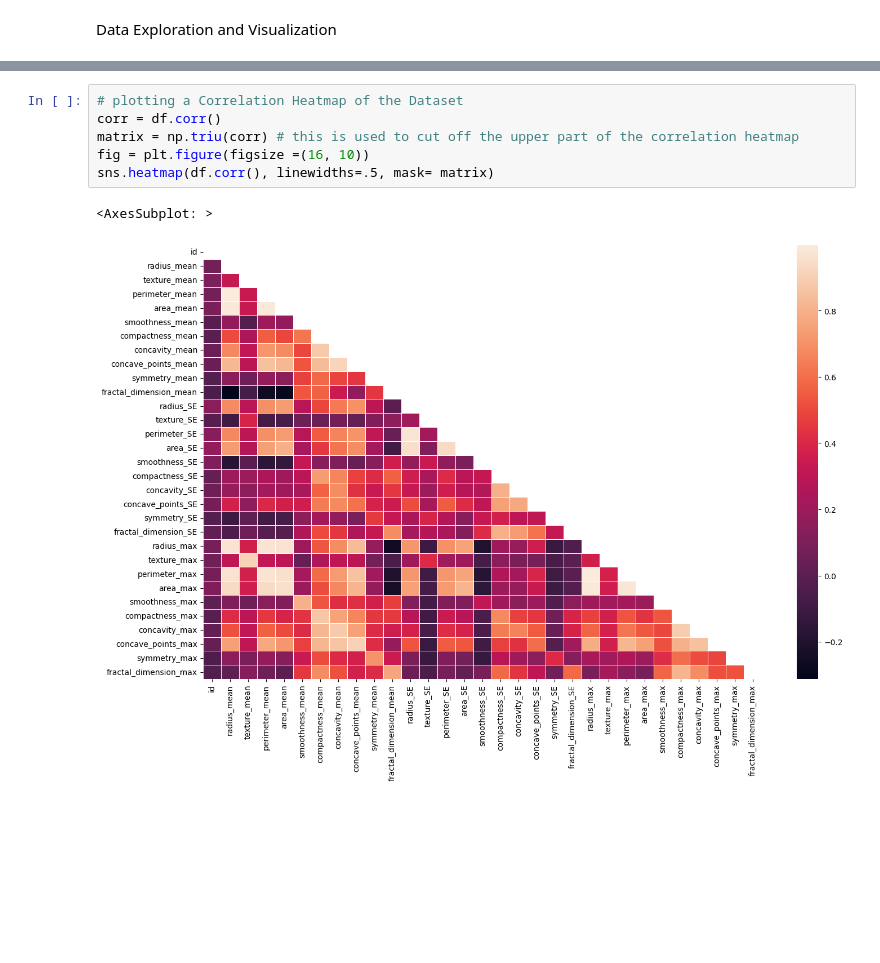
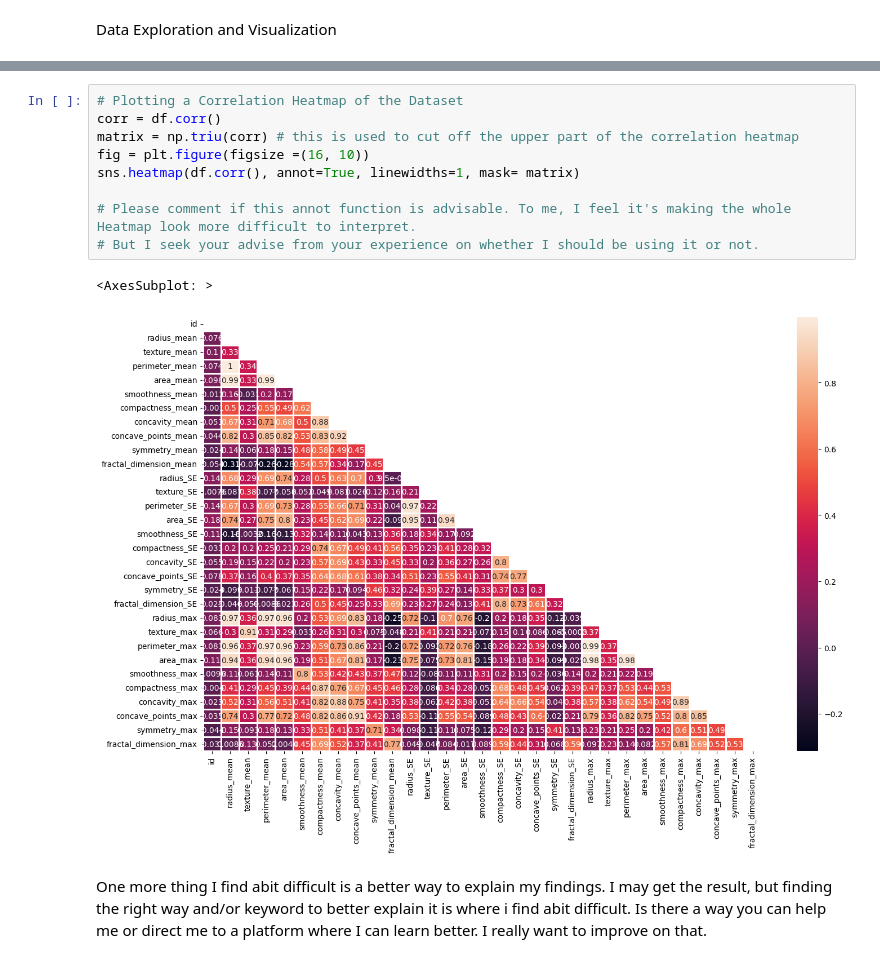
Before and after one commit to Placidus-Ali/intermediate_projects, a Jupyter notebook: week3/lesson1.ipynb, the cells around one changed output, grey strips where cells are left out. Saved outputs shown, nothing was run; the diff lists cells and outputs as text; blank space fills up the shorter version.

```diff
--- a/week3/lesson1.ipynb
+++ b/week3/lesson1.ipynb
@@ -199,11 +204,16 @@ plt.show()
 # %% [output]
 [figure]
 # %%
-# plotting a Correlation Heatmap of the Dataset
+# Plotting a Correlation Heatmap of the Dataset
 corr = df.corr()
 matrix = np.triu(corr) # this is used to cut off the upper part of the correlation heatmap
 fig = plt.figure(figsize =(16, 10))
-sns.heatmap(df.corr(), linewidths=.5, mask= matrix)
+sns.heatmap(df.corr(), annot=True, linewidths=1, mask= matrix)
+
+# Please comment if this annot function is advisable. To me, I feel it's making the whole Heatmap look more difficult to interpret.
+# But I seek your advise from your experience on whether I should be using it or not.
 # %% [output]
 <AxesSubplot: >
-[figure, old version]
+[figure, new version]
+# %% [markdown]
+One more thing I find abit difficult is a better way to explain my findings. I may get the result, but finding the right way and/or keyword to better explain it is where i find abit difficult. Is there a way you can help me or direct me to a platform where I can learn better. I really want to improve on that.
```
Also changed, not shown: parts of 12 cells of this notebook.
